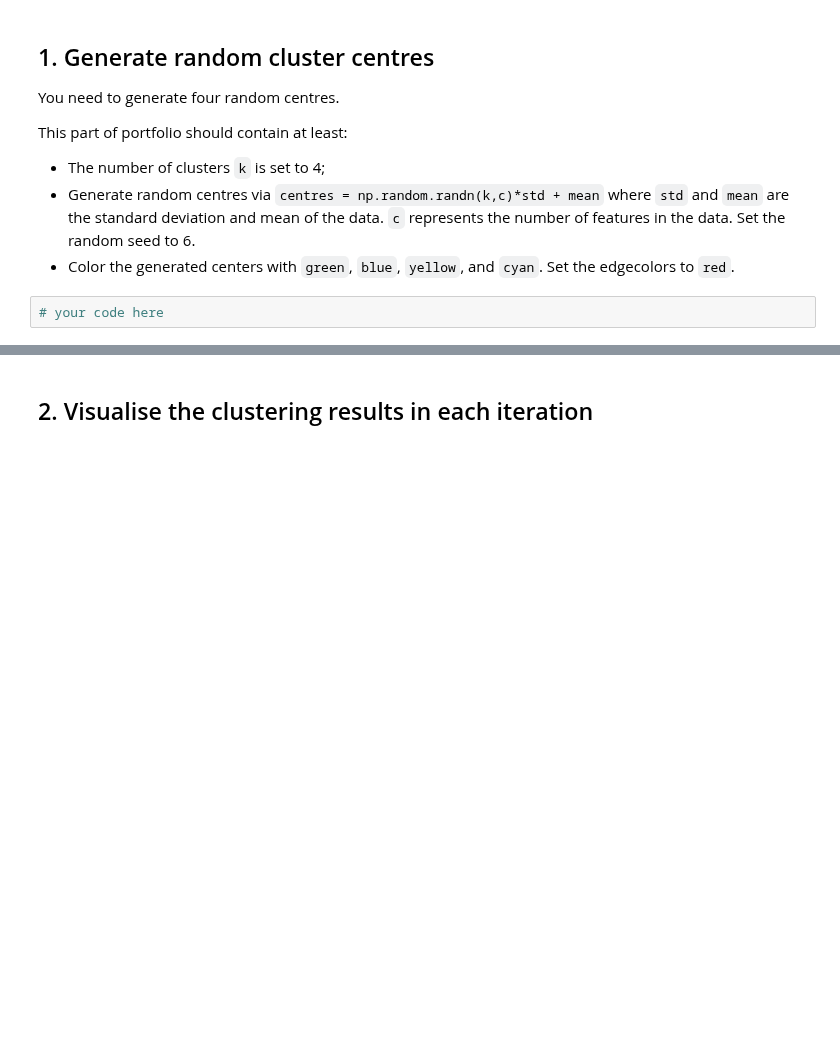
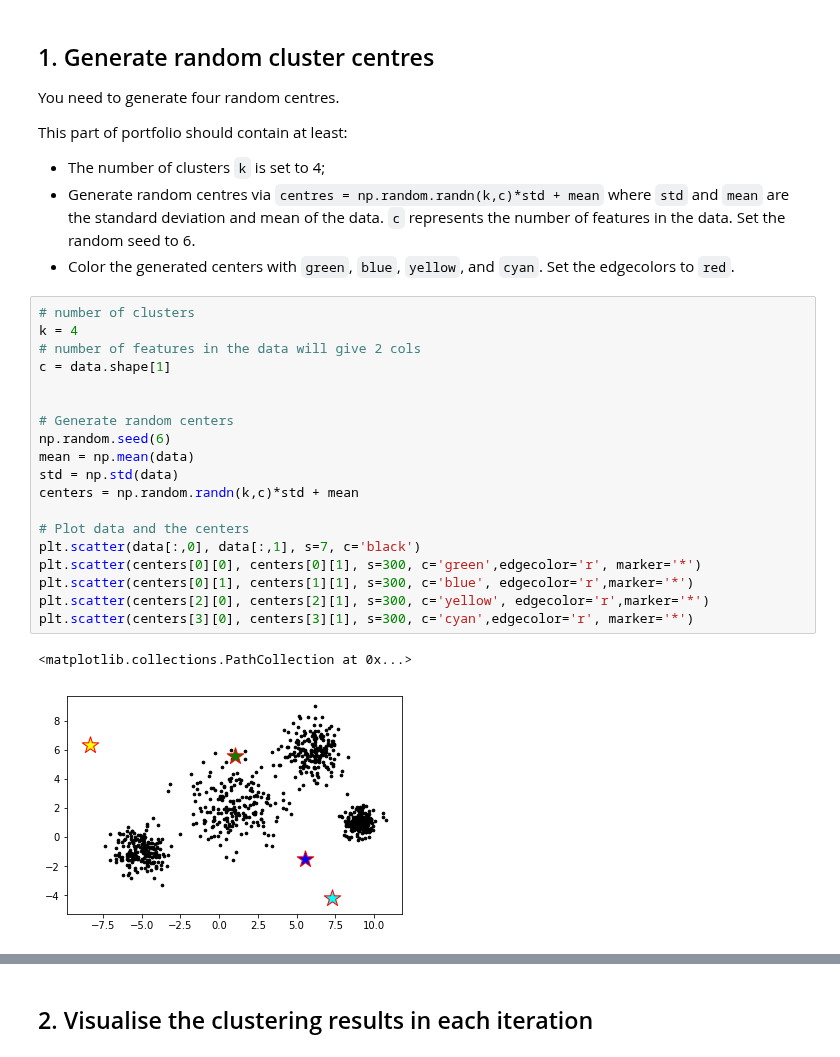
Before and after one commit to arianaroz/comp257-portfolio-2019, a Jupyter notebook: Portfolio 3.ipynb, the cells around one changed output, grey strips where cells are left out. Saved outputs shown, nothing was run; the diff lists cells and outputs as text; blank space fills up the shorter version.

Commit message:
generate random centers

```diff
--- a/Portfolio 3.ipynb
+++ b/Portfolio 3.ipynb
@@ -37,5 +37,25 @@ This part of portfolio should contain at least:
 - The number of clusters `k` is set to 4;
 - Generate random centres via `centres = np.random.randn(k,c)*std + mean` where `std` and `mean` are the standard deviation and mean of the data. `c` represents the number of features in the data. Set the random seed to 6.
 - Color the generated centers with `green`, `blue`, `yellow`, and `cyan`. Set the edgecolors to `red`.
-# %%
-# your code here
+# %%
+# number of clusters
+k = 4
+# number of features in the data will give 2 cols
+c = data.shape[1]
+
+
+# Generate random centers
+np.random.seed(6)
+mean = np.mean(data)
+std = np.std(data)
+centers = np.random.randn(k,c)*std + mean
+
+# Plot data and the centers
+plt.scatter(data[:,0], data[:,1], s=7, c='black')
+plt.scatter(centers[0][0], centers[0][1], s=300, c='green',edgecolor='r', marker='*')
+plt.scatter(centers[0][1], centers[1][1], s=300, c='blue', edgecolor='r',marker='*')
+plt.scatter(centers[2][0], centers[2][1], s=300, c='yellow', edgecolor='r',marker='*')
+plt.scatter(centers[3][0], centers[3][1], s=300, c='cyan',edgecolor='r', marker='*')
+# %% [output]
+<matplotlib.collections.PathCollection at 0x...>
+[figure, added]
```
Also changed, not shown: parts of 1 cell of this notebook.
